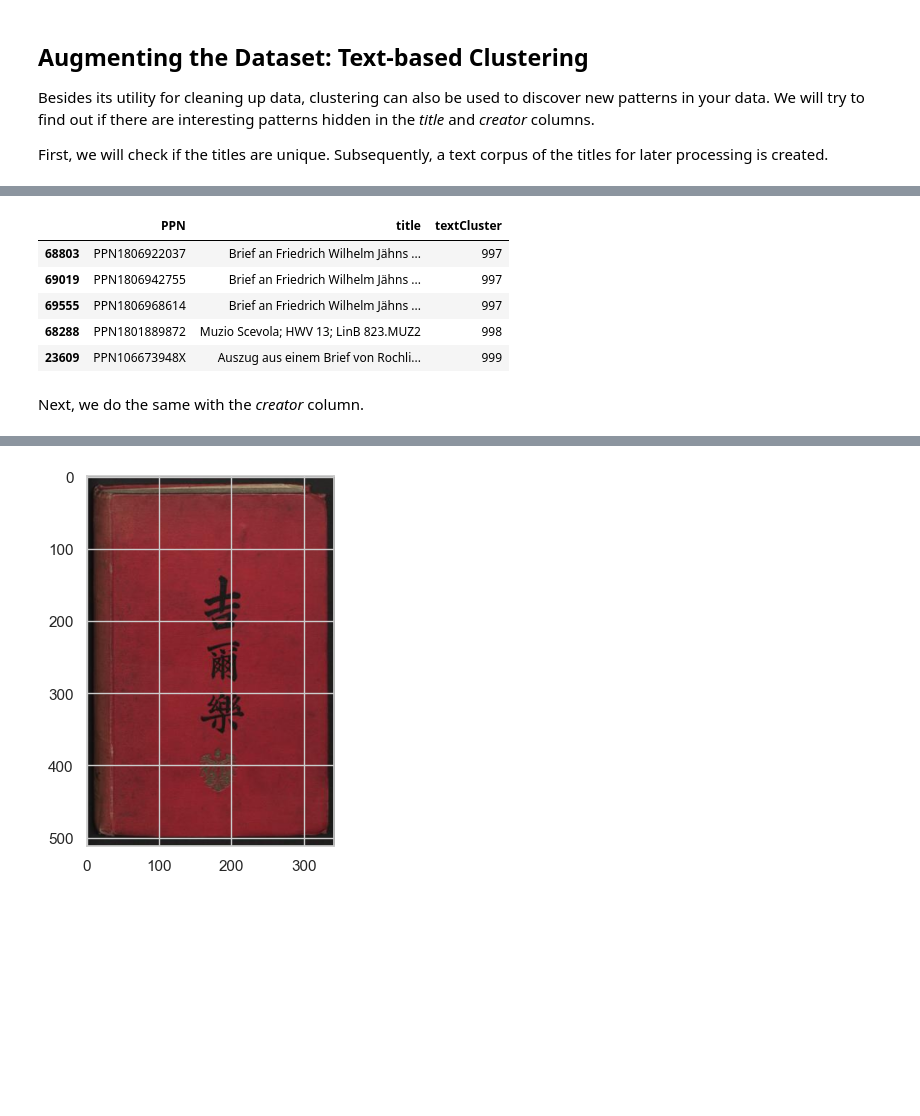
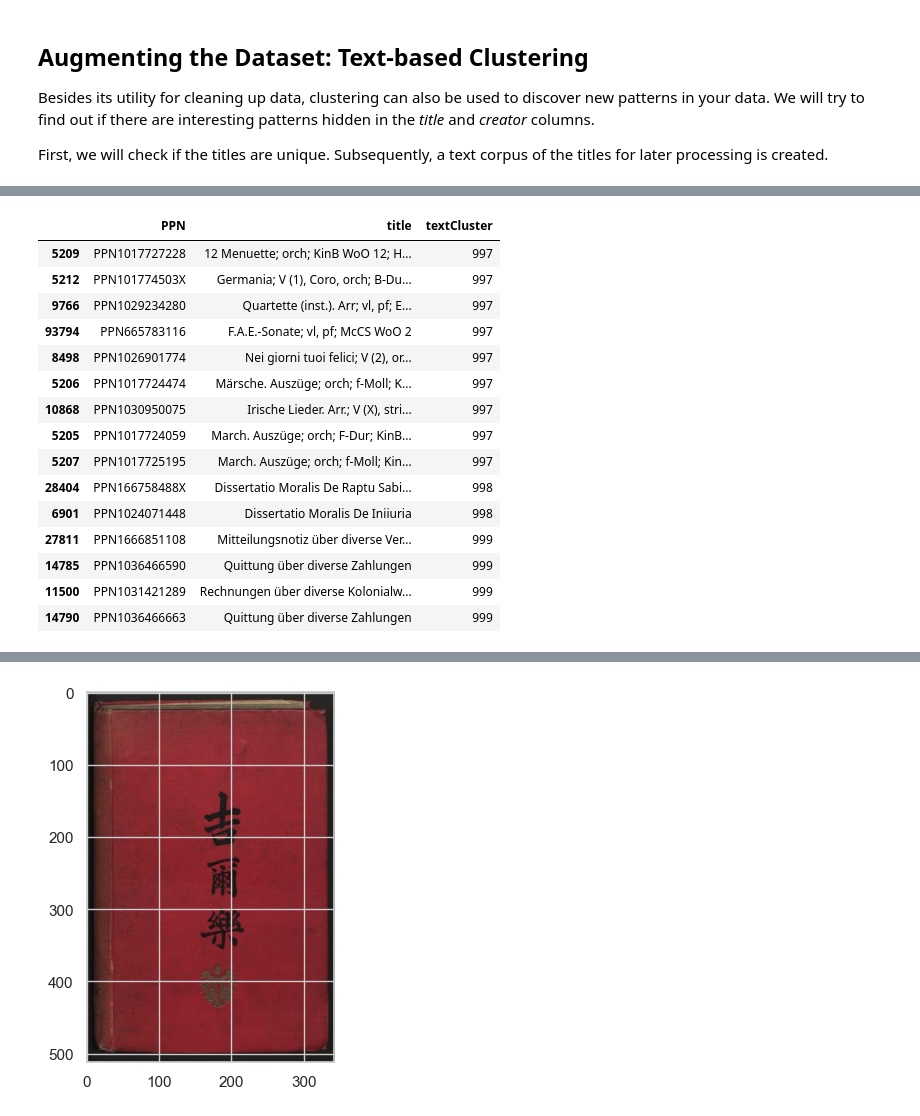
Before and after one commit to elektrobohemian/SBBrowse2018, a Jupyter notebook: DataProcessing.ipynb, the cells around one changed output, grey strips where cells are left out. Saved outputs shown, nothing was run; the diff lists cells and outputs as text; code cells hidden in the pictures; blank space fills up the shorter version.

Commit message:
improved text clustering example
* more description
* streamlined Python code of the repetion with another text corpus (spelling errors example)

```diff
--- a/DataProcessing.ipynb
+++ b/DataProcessing.ipynb
@@ -2476,12 +2499,20 @@ if allowComputationallyExpensiveCalculations:
 # %%
 df4=df4.sort_values(by="textCluster")
-df4[['PPN','title','textCluster']].tail()
+df4[['PPN','title','textCluster']].tail(15)
 # %% [output]
 |  | PPN | title | textCluster |
-| 68803 | PPN1806922037 | Brief an Friedrich Wilhelm Jähns ... | 997 |
-| 69019 | PPN1806942755 | Brief an Friedrich Wilhelm Jähns ... | 997 |
-| 69555 | PPN1806968614 | Brief an Friedrich Wilhelm Jähns ... | 997 |
-| 68288 | PPN1801889872 | Muzio Scevola; HWV 13; LinB 823.MUZ2 | 998 |
-| 23609 | PPN106673948X | Auszug aus einem Brief von Rochli... | 999 |
+| 5209 | PPN1017727228 | 12 Menuette; orch; KinB WoO 12; H... | 997 |
+| 5212 | PPN101774503X | Germania; V (1), Coro, orch; B-Du... | 997 |
+| 9766 | PPN1029234280 | Quartette (inst.). Arr; vl, pf; E... | 997 |
+| 93794 | PPN665783116 | F.A.E.-Sonate; vl, pf; McCS WoO 2 | 997 |
+| 8498 | PPN1026901774 | Nei giorni tuoi felici; V (2), or... | 997 |
+| 5206 | PPN1017724474 | Märsche. Auszüge; orch; f-Moll; K... | 997 |
+| 10868 | PPN1030950075 | Irische Lieder. Arr.; V (X), stri... | 997 |
+| 5205 | PPN1017724059 | March. Auszüge; orch; F-Dur; KinB... | 997 |
+| 5207 | PPN1017725195 | March. Auszüge; orch; f-Moll; Kin... | 997 |
+| 28404 | PPN166758488X | Dissertatio Moralis De Raptu Sabi... | 998 |
+| 6901 | PPN1024071448 | Dissertatio Moralis De Iniiuria | 998 |
+| 27811 | PPN1666851108 | Mitteilungsnotiz über diverse Ver... | 999 |
+| 14785 | PPN1036466590 | Quittung über diverse Zahlungen | 999 |
+| 11500 | PPN1031421289 | Rechnungen über diverse Kolonialw... | 999 |
+| 14790 | PPN1036466663 | Quittung über diverse Zahlungen | 999 |
-# %% [markdown]
-Next, we do the same with the _creator_ column.
```
Also changed, not shown: parts of 21 cells of this notebook.
